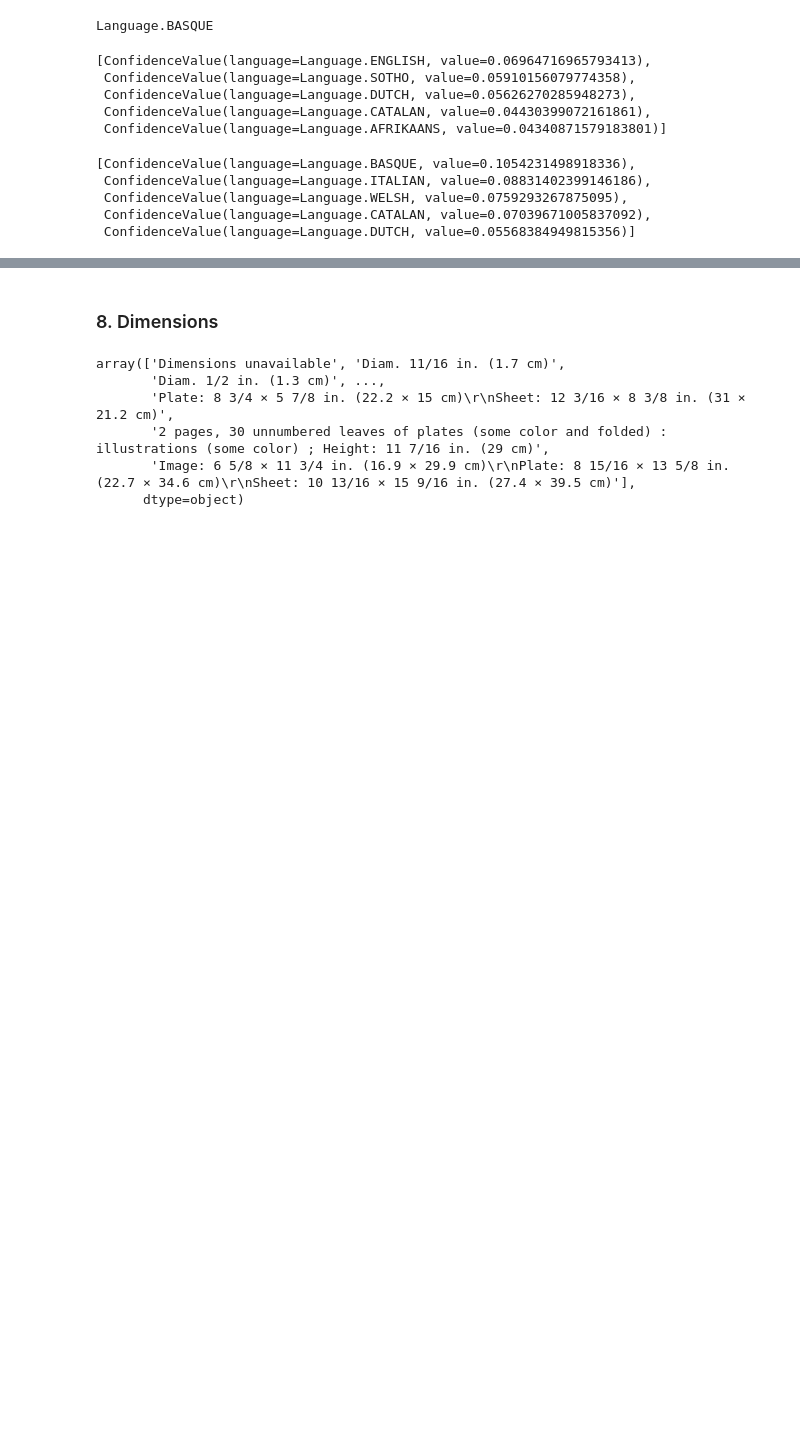
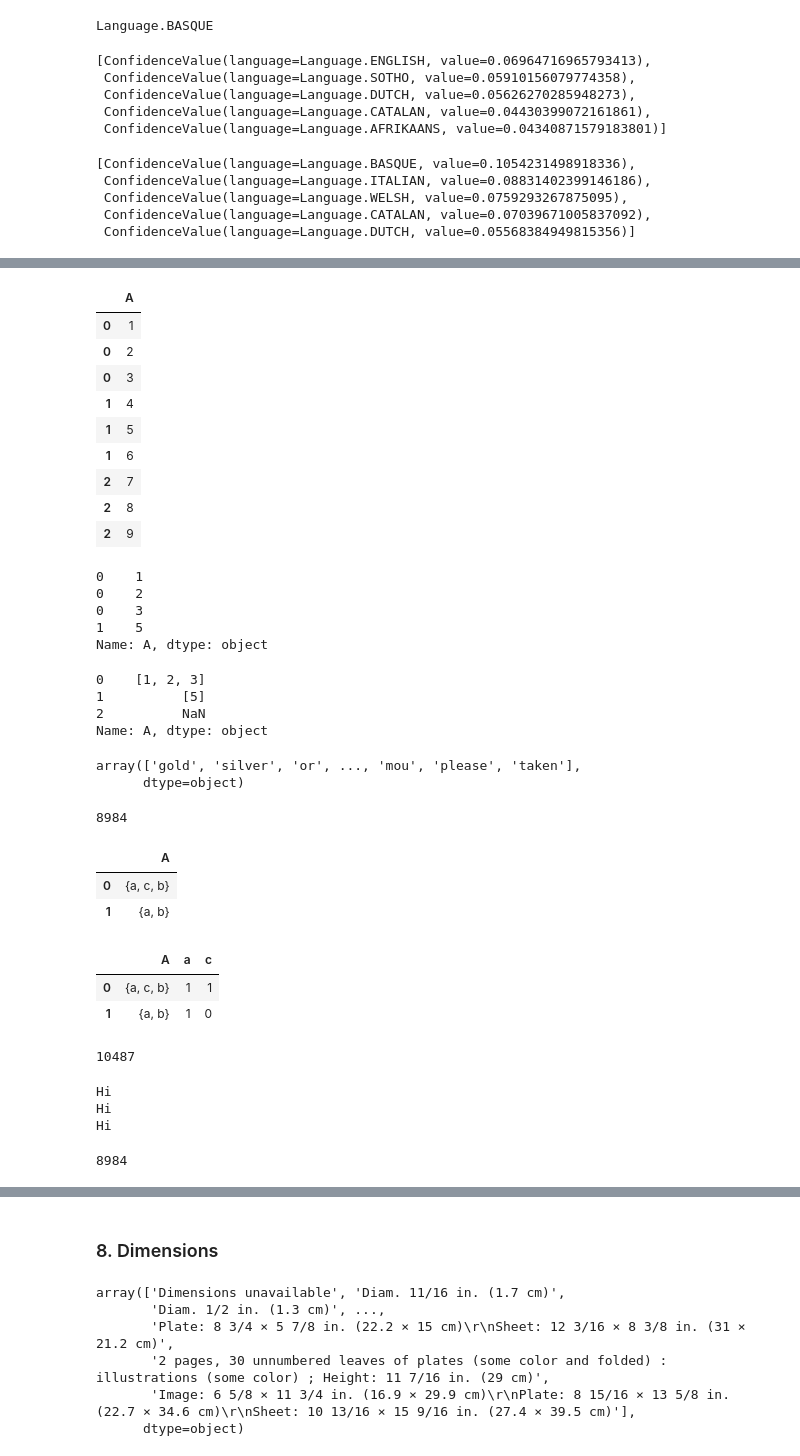
Before and after one commit to nickobard/Data-Preprocessing-Course, a Jupyter notebook: 01/01_homework.ipynb, the cells around one changed output, grey strips where cells are left out. Drawn from its saved outputs; the diff is of its cells as text; code cells hidden in the pictures; blank space fills up the shorter version.

```diff
--- a/01/01_homework.ipynb
+++ b/01/01_homework.ipynb
@@ -1663,0 +1929,31 @@ detector.compute_language_confidence_values('wtaermelon')[:5]
+# %%
+df_test = pd.DataFrame({'A': [[1, 2, 3], [4, 5, 6], [7, 8, 9]]})
+df_test_exploded = df_test.explode(column='A')
+df_test_exploded
+# %% [output]
+|  | A |
+| 0 | 1 |
+| 0 | 2 |
+| 0 | 3 |
+| 1 | 4 |
+| 1 | 5 |
+| 1 | 6 |
+| 2 | 7 |
+| 2 | 8 |
+| 2 | 9 |
+# %%
+df_test_exploded_filtered = df_test_exploded['A'][~df_test_exploded['A'].isin([4, 6, 7, 8, 9])]
+df_test_exploded_filtered
+# %% [output]
+0    1
+0    2
+0    3
+1    5
+Name: A, dtype: object
+# %%
+df_test_exploded_filtered.groupby(df_test_exploded_filtered.index).agg(list).reindex(df_test.index)
+# %% [output]
+0    [1, 2, 3]
+1          [5]
+2          NaN
+Name: A, dtype: object
@@ -1663,0 +1962,9 @@ detector.compute_language_confidence_values('wtaermelon')[:5]
+# %%
+medium_uniques
+# %% [output]
+array(['gold', 'silver', 'or', ..., 'mou', 'please', 'taken'],
+      dtype=object)
+# %%
+len(medium_uniques)
+# %% [output]
+8984
@@ -1663,0 +1973,7 @@ detector.compute_language_confidence_values('wtaermelon')[:5]
+# %%
+df_test = pd.DataFrame({'A': [{'a', 'b', 'c'}, {'a', 'b'}]})
+df_test
+# %% [output]
+|  | A |
+| 0 | {a, c, b} |
+| 1 | {a, b} |
@@ -1663,0 +1984,18 @@ detector.compute_language_confidence_values('wtaermelon')[:5]
+# %%
+df_test
+# %% [output]
+|  | A | a | c |
+| 0 | {a, c, b} | 1 | 1 |
+| 1 | {a, b} | 1 | 0 |
+# %%
+len(medium_uniques)
+# %% [output]
+10487
+# %%
+s = {1, 2, 3}
+for el in tqdm(s):
+    print("Hi")
+# %% [output]
+Hi
+Hi
+Hi
@@ -1663,0 +2007,4 @@ detector.compute_language_confidence_values('wtaermelon')[:5]
+# %%
+len(medium_uniques)
+# %% [output]
+8984
```
Also changed, not shown: parts of 156 cells of this notebook.
